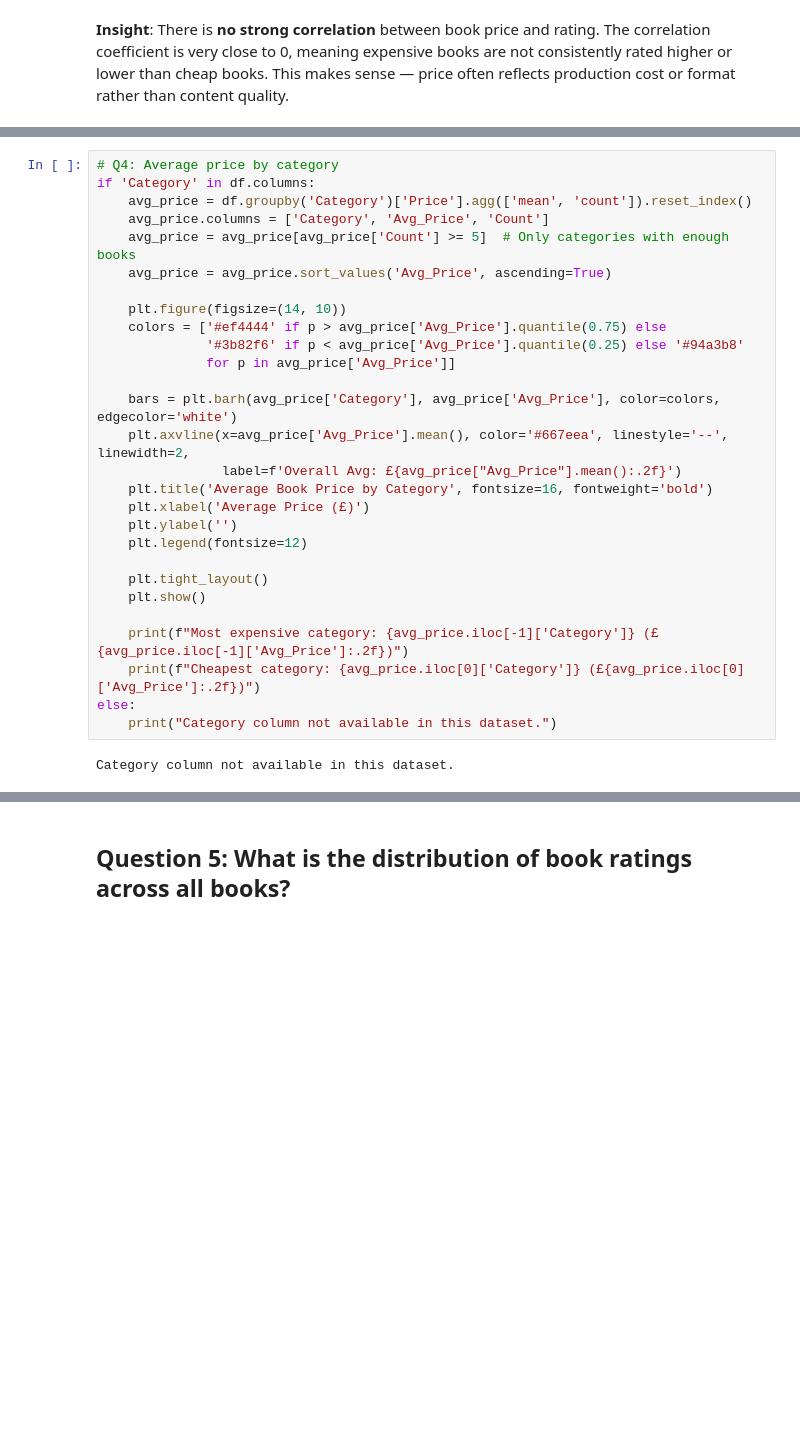
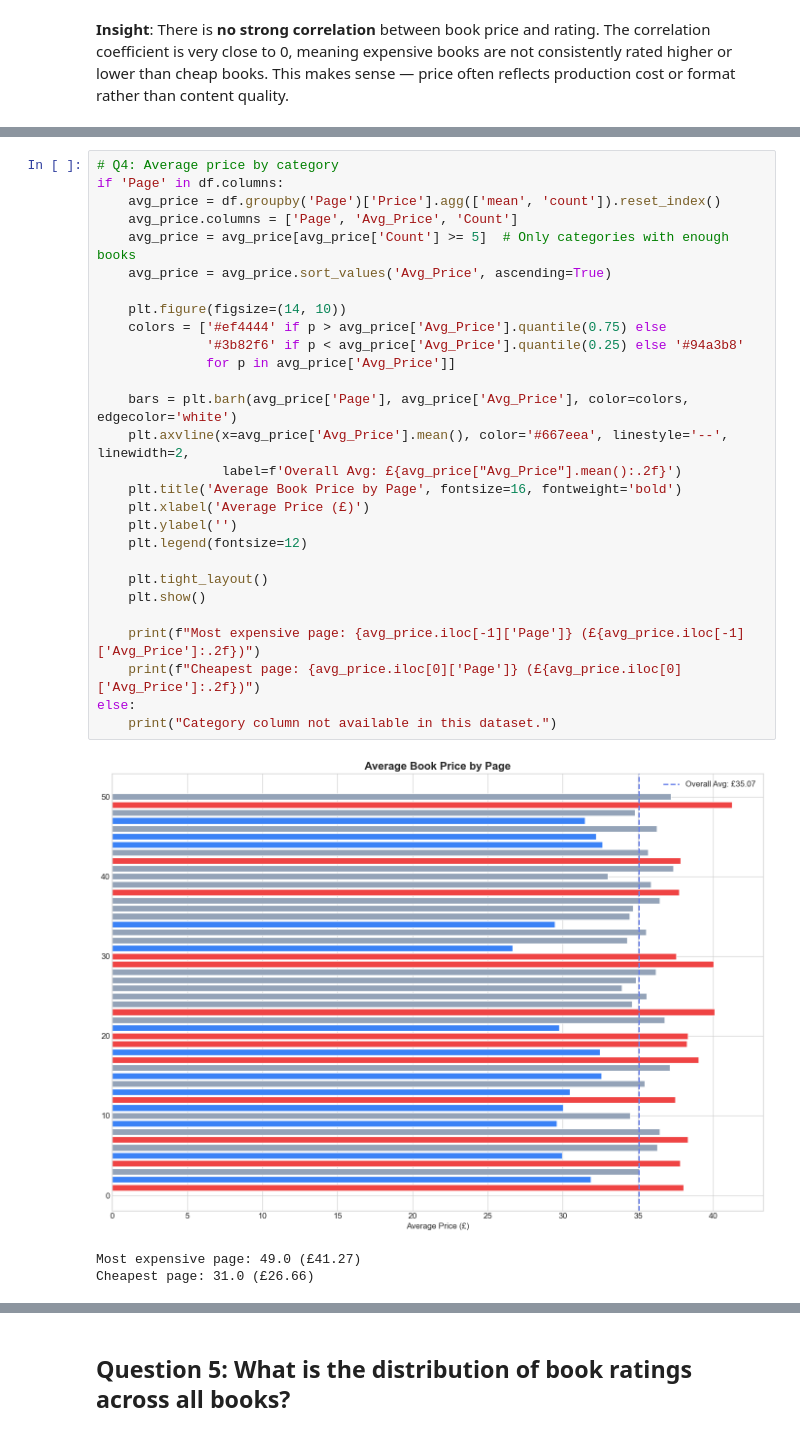
Before and after one commit to Muhammed-Fathi/Video-Game-Sales-Analysis-Web-Scraping-Domain-Analysis, a Jupyter notebook: datascience/task2_web_scraping_domain_analysis.ipynb, the cells around one changed output, grey strips where cells are left out. Drawn from its saved outputs; the diff is of its cells as text; blank space fills up the shorter version.

```diff
--- a/datascience/task2_web_scraping_domain_analysis.ipynb
+++ b/datascience/task2_web_scraping_domain_analysis.ipynb
@@ -716,30 +719,32 @@ Average price by rating:
 # %%
 # Q4: Average price by category
-if 'Category' in df.columns:
-    avg_price = df.groupby('Category')['Price'].agg(['mean', 'count']).reset_index()
-    avg_price.columns = ['Category', 'Avg_Price', 'Count']
+if 'Page' in df.columns:
+    avg_price = df.groupby('Page')['Price'].agg(['mean', 'count']).reset_index()
+    avg_price.columns = ['Page', 'Avg_Price', 'Count']
     avg_price = avg_price[avg_price['Count'] >= 5]  # Only categories with enough books
     avg_price = avg_price.sort_values('Avg_Price', ascending=True)
 
     plt.figure(figsize=(14, 10))
     colors = ['#ef4444' if p > avg_price['Avg_Price'].quantile(0.75) else
               '#3b82f6' if p < avg_price['Avg_Price'].quantile(0.25) else '#94a3b8'
               for p in avg_price['Avg_Price']]
 
-    bars = plt.barh(avg_price['Category'], avg_price['Avg_Price'], color=colors, edgecolor='white')
+    bars = plt.barh(avg_price['Page'], avg_price['Avg_Price'], color=colors, edgecolor='white')
     plt.axvline(x=avg_price['Avg_Price'].mean(), color='#667eea', linestyle='--', linewidth=2,
                 label=f'Overall Avg: £{avg_price["Avg_Price"].mean():.2f}')
-    plt.title('Average Book Price by Category', fontsize=16, fontweight='bold')
+    plt.title('Average Book Price by Page', fontsize=16, fontweight='bold')
     plt.xlabel('Average Price (£)')
     plt.ylabel('')
     plt.legend(fontsize=12)
 
     plt.tight_layout()
     plt.show()
 
-    print(f"Most expensive category: {avg_price.iloc[-1]['Category']} (£{avg_price.iloc[-1]['Avg_Price']:.2f})")
-    print(f"Cheapest category: {avg_price.iloc[0]['Category']} (£{avg_price.iloc[0]['Avg_Price']:.2f})")
+    print(f"Most expensive page: {avg_price.iloc[-1]['Page']} (£{avg_price.iloc[-1]['Avg_Price']:.2f})")
+    print(f"Cheapest page: {avg_price.iloc[0]['Page']} (£{avg_price.iloc[0]['Avg_Price']:.2f})")
 else:
     print("Category column not available in this dataset.")
 # %% [output]
+[figure, added]
-Category column not available in this dataset.
+Most expensive page: 49.0 (£41.27)
+Cheapest page: 31.0 (£26.66)
```
Also changed, not shown: parts of 7 cells of this notebook, 1 other file.
